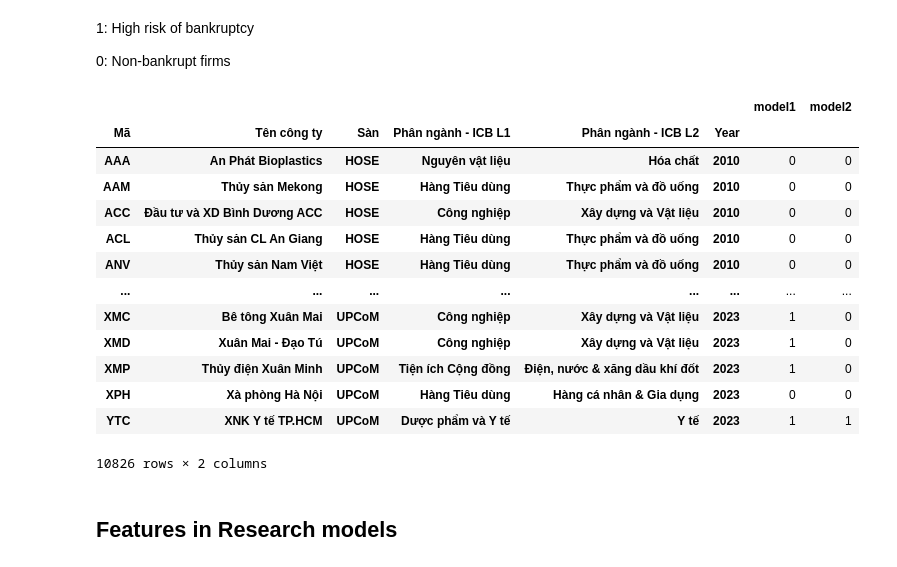
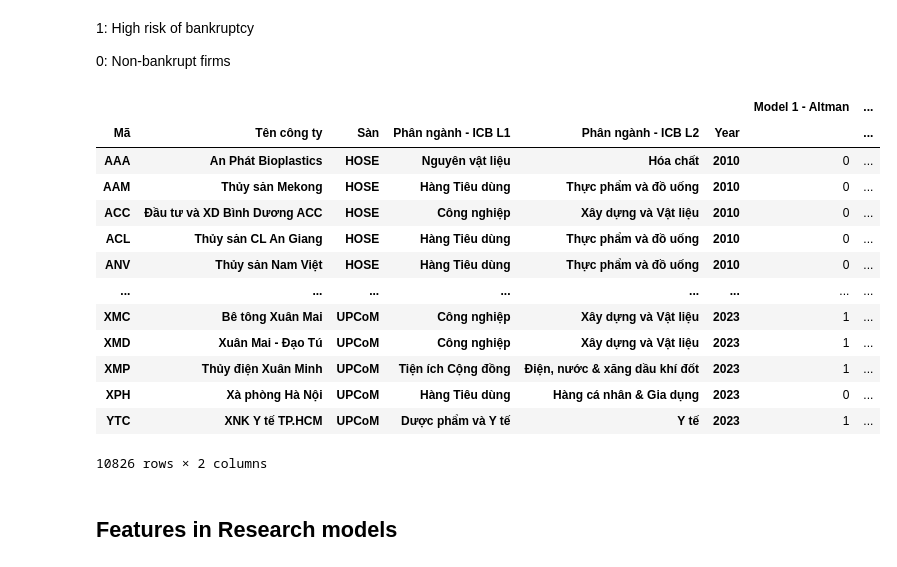
Before and after one commit to Hewhoipia/Financial-Distress-Prediction-for-Enterprises, a Jupyter notebook: FD_Example.ipynb, the cells around one changed output. Cells and saved outputs as stored; diff of their text form; code cells hidden in the pictures.

```diff
--- a/FD_Example.ipynb
+++ b/FD_Example.ipynb
@@ -231,35 +249,35 @@ X_1984 = -4.3 - 4.5*X1 + 5.7*X2 + 0.004*X3
 # %%
 result_model1 = Z_1983.apply(
     lambda row: 1 if row < 1.81 else # high risk of bankruptcy
                 0 if row > 1.81 else # non-bankrupt firms
                 np.nan
 )
 
 result_model2 = X_1984.apply(
     lambda row: 1 if row > 0 else # high risk of bankruptcy
                 0 if row < 0 else # non-bankrupt firms
                 np.nan
 )
 
 FD_iden_df = pd.DataFrame()
-FD_iden_df ['model1'] = result_model1
-FD_iden_df ['model2'] = result_model2
+FD_iden_df ['Model 1 - Altman'] = result_model1
+FD_iden_df ['Model 2 - Zmijewski'] = result_model2
 
 FD_iden_df
 # %% [output]
-|  |  |  |  |  |  | model1 | model2 |
-| Mã | Tên công ty | Sàn | Phân ngành - ICB L1 | Phân ngành - ICB L2 | Year |  |  |
-| AAA | An Phát Bioplastics | HOSE | Nguyên vật liệu | Hóa chất | 2010 | 0 | 0 |
-| AAM | Thủy sản Mekong | HOSE | Hàng Tiêu dùng | Thực phẩm và đồ uống | 2010 | 0 | 0 |
-| ACC | Đầu tư và XD Bình Dương ACC | HOSE | Công nghiệp | Xây dựng và Vật liệu | 2010 | 0 | 0 |
-| ACL | Thủy sản CL An Giang | HOSE | Hàng Tiêu dùng | Thực phẩm và đồ uống | 2010 | 0 | 0 |
-| ANV | Thủy sản Nam Việt | HOSE | Hàng Tiêu dùng | Thực phẩm và đồ uống | 2010 | 0 | 0 |
+|  |  |  |  |  |  | Model 1 - Altman | ... |
+| Mã | Tên công ty | Sàn | Phân ngành - ICB L1 | Phân ngành - ICB L2 | Year |  | ... |
+| AAA | An Phát Bioplastics | HOSE | Nguyên vật liệu | Hóa chất | 2010 | 0 | ... |
+| AAM | Thủy sản Mekong | HOSE | Hàng Tiêu dùng | Thực phẩm và đồ uống | 2010 | 0 | ... |
+| ACC | Đầu tư và XD Bình Dương ACC | HOSE | Công nghiệp | Xây dựng và Vật liệu | 2010 | 0 | ... |
+| ACL | Thủy sản CL An Giang | HOSE | Hàng Tiêu dùng | Thực phẩm và đồ uống | 2010 | 0 | ... |
+| ANV | Thủy sản Nam Việt | HOSE | Hàng Tiêu dùng | Thực phẩm và đồ uống | 2010 | 0 | ... |
 | ... | ... | ... | ... | ... | ... | ... | ... |
-| XMC | Bê tông Xuân Mai | UPCoM | Công nghiệp | Xây dựng và Vật liệu | 2023 | 1 | 0 |
-| XMD | Xuân Mai - Đạo Tú | UPCoM | Công nghiệp | Xây dựng và Vật liệu | 2023 | 1 | 0 |
-| XMP | Thủy điện Xuân Minh | UPCoM | Tiện ích Cộng đồng | Điện, nước & xăng dầu khí đốt | 2023 | 1 | 0 |
-| XPH | Xà phòng Hà Nội | UPCoM | Hàng Tiêu dùng | Hàng cá nhân & Gia dụng | 2023 | 0 | 0 |
-| YTC | XNK Y tế TP.HCM | UPCoM | Dược phẩm và Y tế | Y tế | 2023 | 1 | 1 |
+| XMC | Bê tông Xuân Mai | UPCoM | Công nghiệp | Xây dựng và Vật liệu | 2023 | 1 | ... |
+| XMD | Xuân Mai - Đạo Tú | UPCoM | Công nghiệp | Xây dựng và Vật liệu | 2023 | 1 | ... |
+| XMP | Thủy điện Xuân Minh | UPCoM | Tiện ích Cộng đồng | Điện, nước & xăng dầu khí đốt | 2023 | 1 | ... |
+| XPH | Xà phòng Hà Nội | UPCoM | Hàng Tiêu dùng | Hàng cá nhân & Gia dụng | 2023 | 0 | ... |
+| YTC | XNK Y tế TP.HCM | UPCoM | Dược phẩm và Y tế | Y tế | 2023 | 1 | ... |
 10826 rows × 2 columns
 # %% [markdown]
 ## Features in Research models
```
Also changed, not shown: parts of 14 cells of this notebook, 2 other files.
